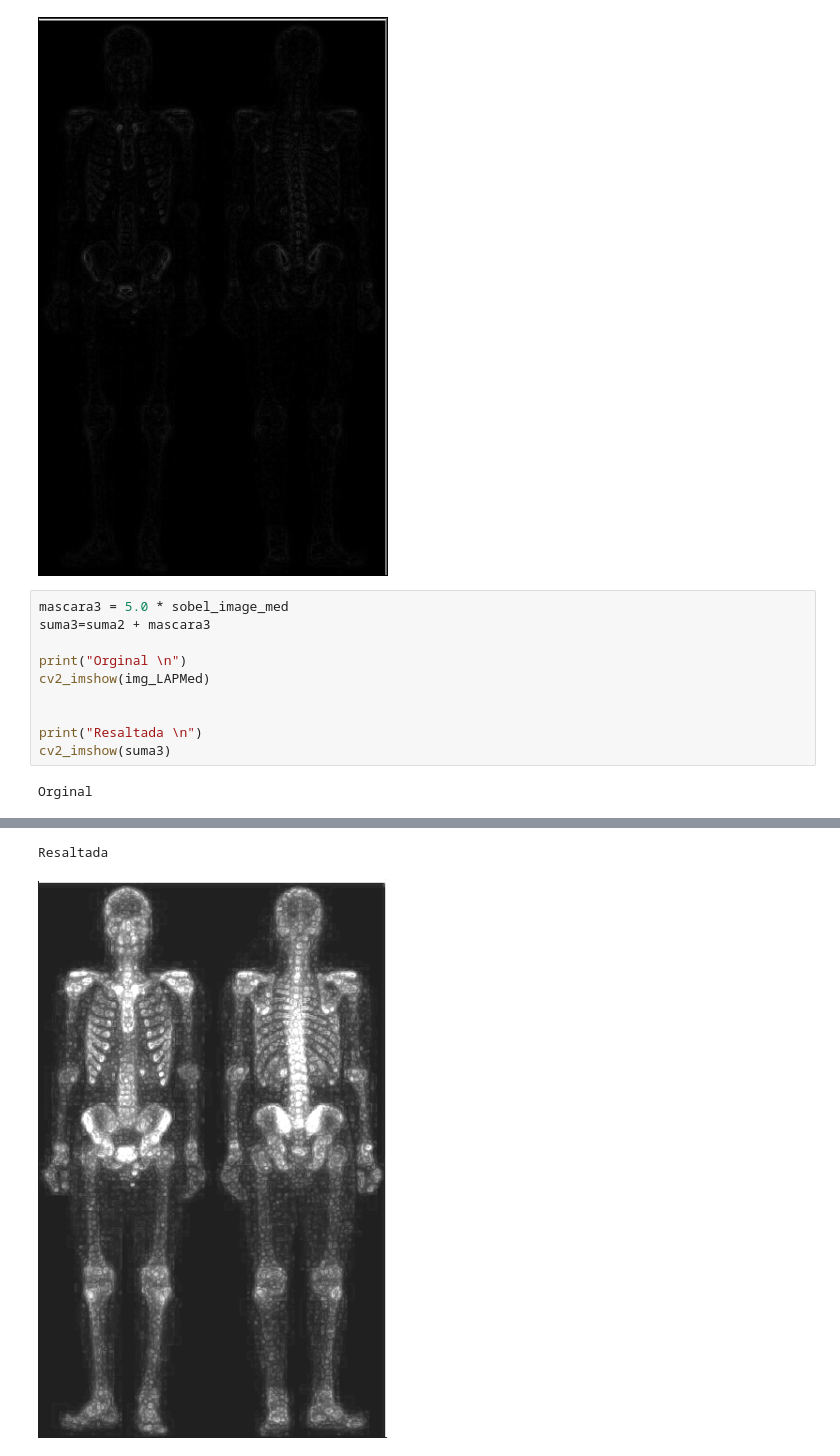
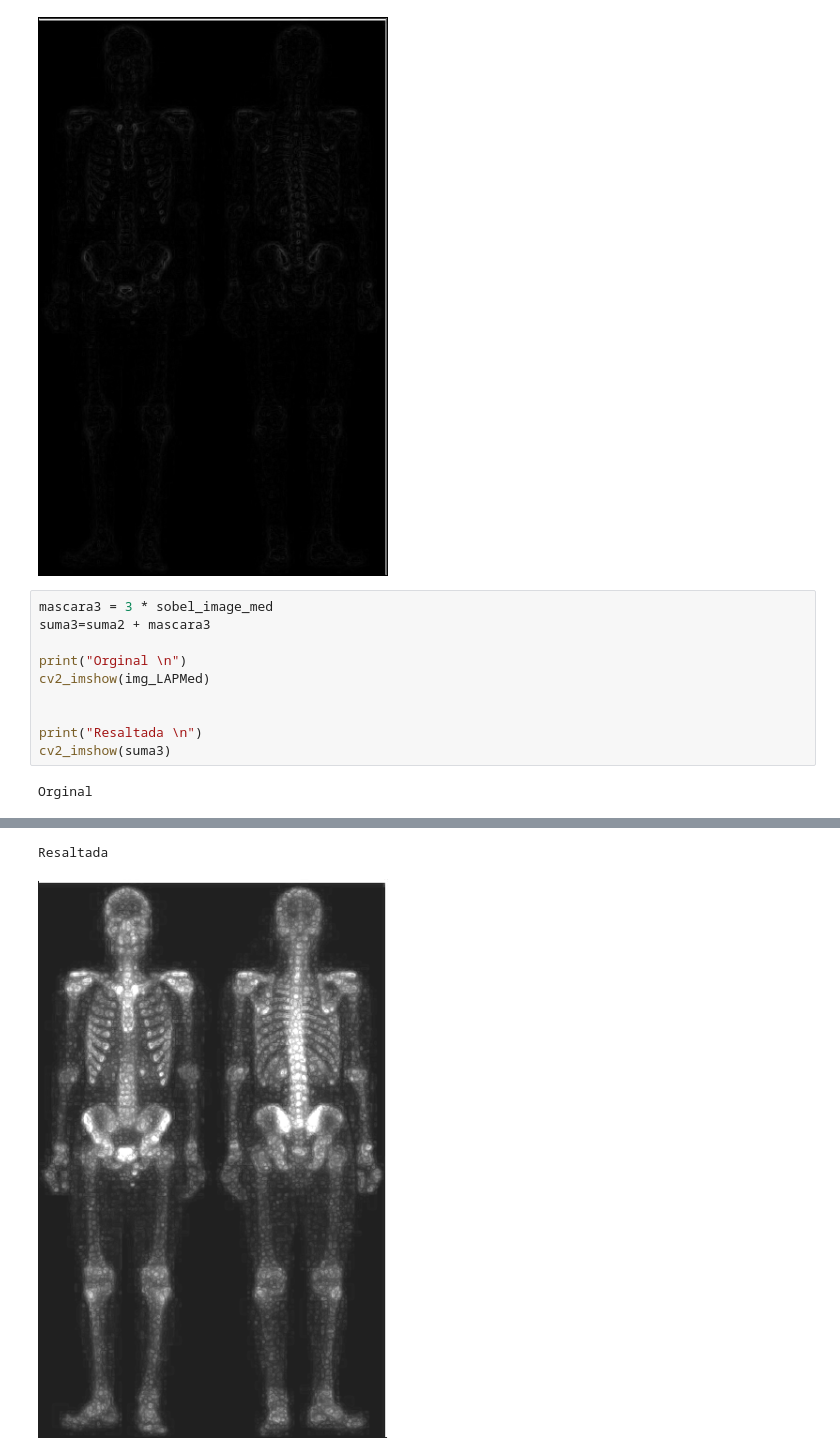
Before and after one commit to AlfonsoVasquezC/ComputervisionMNA, a Jupyter notebook: Rigo_3_2_Equipo_1_Google_Colab_Algoritmos_de_mejoramiento_de_imágenes_en_el_dominio_espacial.ipynb, the cells around one changed output, grey strips where cells are left out. Drawn from its saved outputs; the diff is of its cells as text.

```diff
--- a/Rigo_3_2_Equipo_1_Google_Colab_Algoritmos_de_mejoramiento_de_imágenes_en_el_dominio_espacial.ipynb
+++ b/Rigo_3_2_Equipo_1_Google_Colab_Algoritmos_de_mejoramiento_de_imágenes_en_el_dominio_espacial.ipynb
@@ -278,19 +285,19 @@ cv2_imshow(sobel_image_med)
 Sobel Image
 [figure]
 # %%
-mascara3 = 5.0 * sobel_image_med
+mascara3 = 3 * sobel_image_med
 suma3=suma2 + mascara3
 
 print("Orginal \n")
 cv2_imshow(img_LAPMed)
 
 
 print("Resaltada \n")
 cv2_imshow(suma3)
 # %% [output]
 Orginal
 [figure]
 Resaltada
-[figure, old version]
+[figure, new version]
 # %% [markdown]
 #Referencias
```
Also changed, not shown: parts of 4 cells of this notebook.
